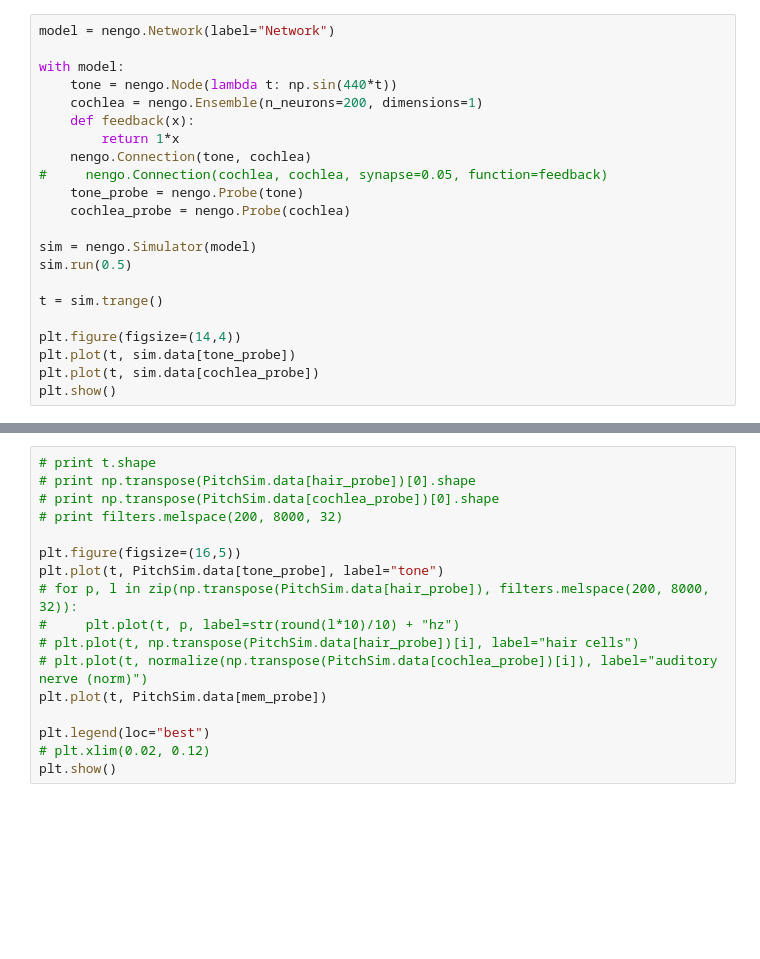
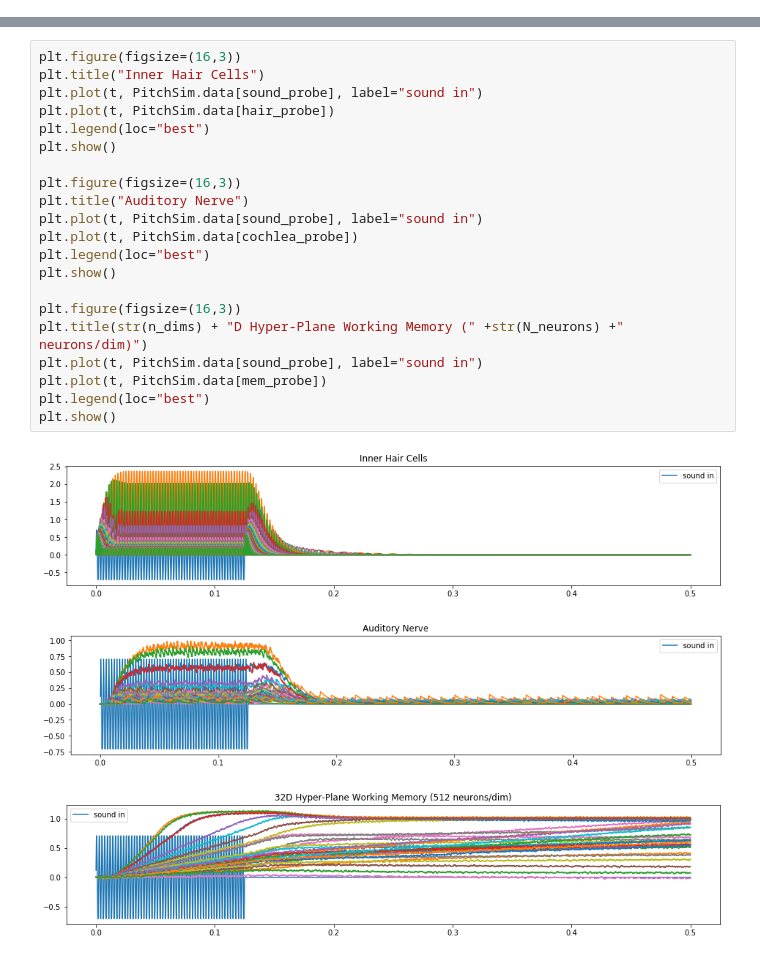
Before and after one commit to TheSonOfThomp/SimulatingNeuroBio, a Jupyter notebook: Neurobio Project/PitchPerfectMemory.ipynb, the cells around one changed output, grey strips where cells are left out. Cells and saved outputs as stored; diff of their text form; blank space fills up the shorter version.

```diff
--- a/Neurobio Project/PitchPerfectMemory.ipynb
+++ b/Neurobio Project/PitchPerfectMemory.ipynb
@@ -15,22 +60,0 @@ def normalize(sig):
-# %%
-model = nengo.Network(label="Network")
-
-with model:
-    tone = nengo.Node(lambda t: np.sin(440*t))
-    cochlea = nengo.Ensemble(n_neurons=200, dimensions=1)
-    def feedback(x):
-        return 1*x
-    nengo.Connection(tone, cochlea)
-#     nengo.Connection(cochlea, cochlea, synapse=0.05, function=feedback)
-    tone_probe = nengo.Probe(tone)
-    cochlea_probe = nengo.Probe(cochlea)
-
-sim = nengo.Simulator(model)
-sim.run(0.5)
-
-t = sim.trange()
-
-plt.figure(figsize=(14,4))
-plt.plot(t, sim.data[tone_probe])
-plt.plot(t, sim.data[cochlea_probe])
-plt.show()
@@ -80,17 +211,25 @@ TypeError: float() argument must be a string or a number
-# %%
-# print t.shape
-# print np.transpose(PitchSim.data[hair_probe])[0].shape
-# print np.transpose(PitchSim.data[cochlea_probe])[0].shape
-# print filters.melspace(200, 8000, 32)
-
-plt.figure(figsize=(16,5))
-plt.plot(t, PitchSim.data[tone_probe], label="tone")
-# for p, l in zip(np.transpose(PitchSim.data[hair_probe]), filters.melspace(200, 8000, 32)):
-#     plt.plot(t, p, label=str(round(l*10)/10) + "hz")
-# plt.plot(t, np.transpose(PitchSim.data[hair_probe])[i], label="hair cells")
-# plt.plot(t, normalize(np.transpose(PitchSim.data[cochlea_probe])[i]), label="auditory nerve (norm)")
-plt.plot(t, PitchSim.data[mem_probe])
-
-plt.legend(loc="best")
-# plt.xlim(0.02, 0.12)
-plt.show()
+# %%
+plt.figure(figsize=(16,3))
+plt.title("Inner Hair Cells")
+plt.plot(t, PitchSim.data[sound_probe], label="sound in")
+plt.plot(t, PitchSim.data[hair_probe])
+plt.legend(loc="best")
+plt.show()
+
+plt.figure(figsize=(16,3))
+plt.title("Auditory Nerve")
+plt.plot(t, PitchSim.data[sound_probe], label="sound in")
+plt.plot(t, PitchSim.data[cochlea_probe])
+plt.legend(loc="best")
+plt.show()
+
+plt.figure(figsize=(16,3))
+plt.title(str(n_dims) + "D Hyper-Plane Working Memory (" +str(N_neurons) +" neurons/dim)")
+plt.plot(t, PitchSim.data[sound_probe], label="sound in")
+plt.plot(t, PitchSim.data[mem_probe])
+plt.legend(loc="best")
+plt.show()
+# %% [output]
+[figure, added]
+[figure, added]
+[figure, added]
```
Also changed, not shown: parts of 33 cells of this notebook, 20 other files.
